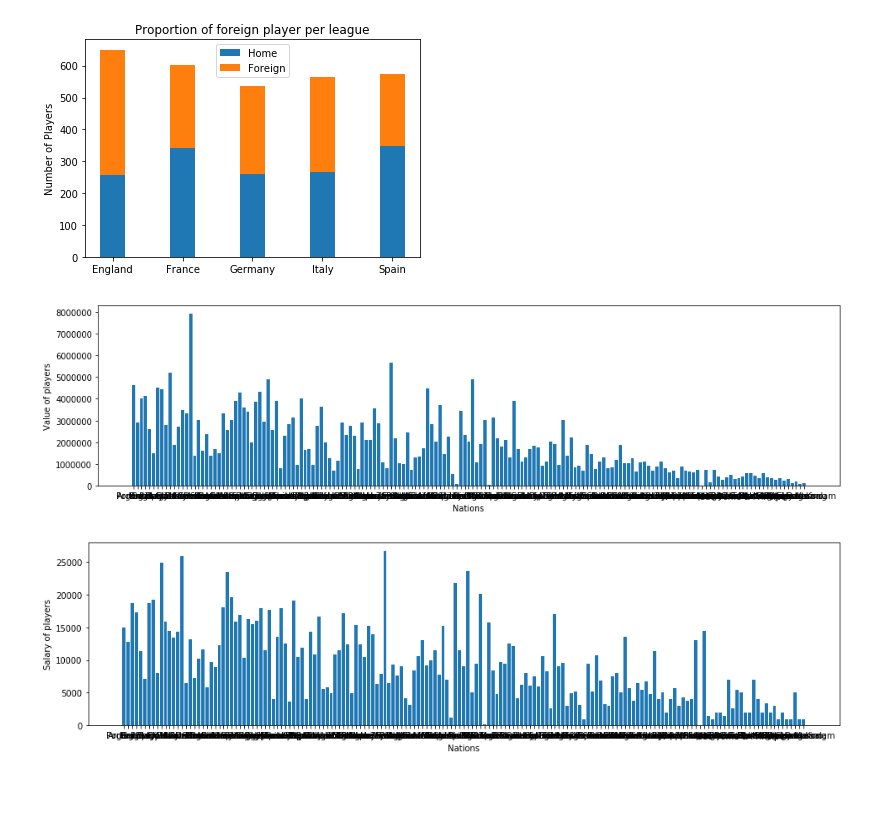
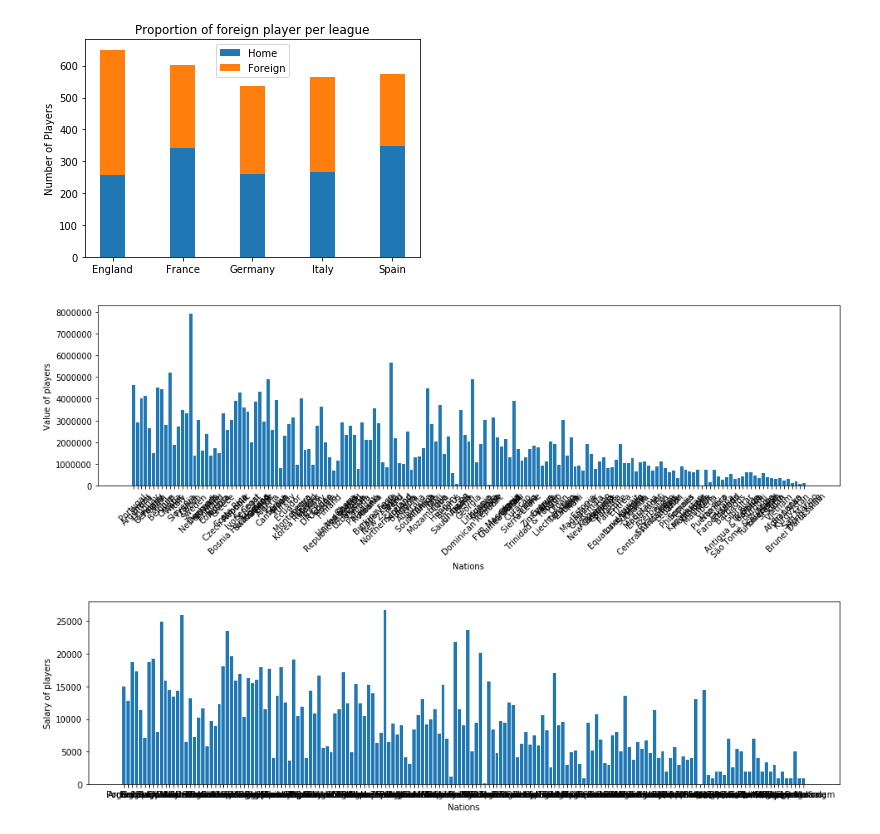
Before and after one commit to Fournierp/Fifa18, a Jupyter notebook: Fifa 18 Model.ipynb, the cells around one changed output. Saved outputs shown, nothing was run; the diff lists cells and outputs as text; code cells hidden in the pictures; blank space fills up the shorter version.

```diff
--- a/Fifa 18 Model.ipynb
+++ b/Fifa 18 Model.ipynb
@@ -191,34 +191,34 @@ plt.show()
 # %%
 #Player value per nation
 value_per_nation = {'Nation': 0}
 def sum_values(series):
     if series[1][-1] == 'M':
         value = float(series[1][1:-1])*1000000
     elif series[1][-1] == 'K':
         value = float(series[1][1:-1])*1000
     else:
         value = float(series[1][1:])
     if (series[0] in value_per_nation):
         value_per_nation[series[0]] += value
     else:
         value_per_nation[series[0]] = value
 
 nationality_value = processed_df[['Nationality', 'Value']]
 nationality_value.apply(sum_values, 1)
 value_per_nation.pop('Nation', None)
 
 for nation in value_per_nation:
     value_per_nation[nation] = value_per_nation[nation] / float(nations[nation])
 
 fig = plt.figure(figsize=(16,4))
 ax = fig.add_subplot(111)
 ax.bar(range(len(value_per_nation)), list(value_per_nation.values()))
-plt.xticks(range(len(value_per_nation)), list(value_per_nation.keys()))
+plt.xticks(range(len(value_per_nation)), list(value_per_nation.keys()), rotation = 45)
 plt.xlabel('Nations')
 plt.ylabel('Value of players')
 plt.show()
 # %% [output]
-[figure, old version]
+[figure, new version]
 # %%
 #Player salary per nation
 salary_per_nation = {'Nation': 0}
```
Also changed, not shown: parts of 4 cells of this notebook.
